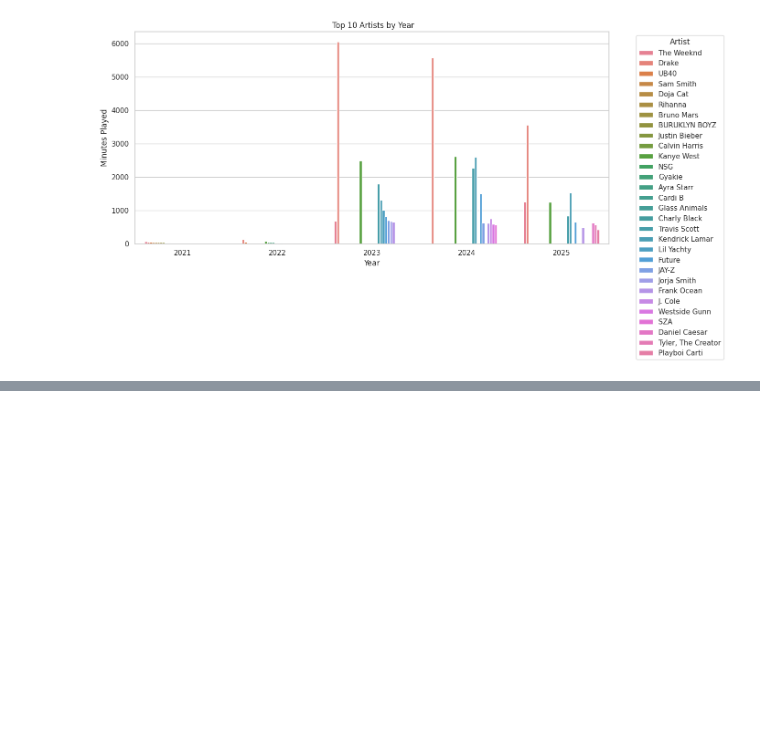
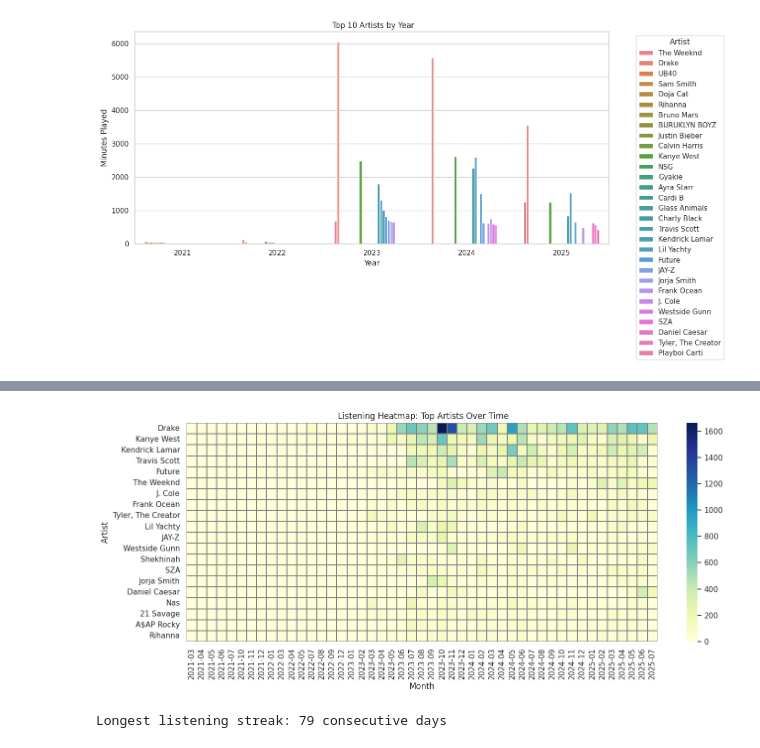
Before and after one commit to elvert19/spoti_stats, a Jupyter notebook: spotiy.ipynb, the cells around one changed output, grey strips where cells are left out. Cells and saved outputs as stored; diff of their text form; code cells hidden in the pictures; blank space fills up the shorter version.

```diff
--- a/spotiy.ipynb
+++ b/spotiy.ipynb
@@ -463,0 +524,42 @@ plt.show();
+# %%
+
+combined_df["month_year"] = combined_df["timestamp"].dt.to_period("M")
+
+monthly_artist_usage = combined_df.groupby(
+    ["master_metadata_album_artist_name", "month_year"]
+)["minutes_played"].sum().unstack(fill_value=0)
+
+
+top_artists = combined_df.groupby("master_metadata_album_artist_name")["minutes_played"].sum().sort_values(ascending=False).head(20).index
+heatmap_df = monthly_artist_usage.loc[top_artists]
+
+plt.figure(figsize=(14, 6))
+sns.heatmap(heatmap_df, cmap="YlGnBu", linewidths=0.3, linecolor='gray')
+plt.title(" Listening Heatmap: Top Artists Over Time")
+plt.xlabel("Month")
+plt.ylabel("Artist")
+plt.tight_layout()
+plt.show();
+# %% [output]
+[figure, added]
+# %%
+
+combined_df['date'] = pd.to_datetime(combined_df['date'])
+
+listening_days = pd.Series(combined_df['date'].unique())
+listening_days = listening_days.sort_values().reset_index(drop=True)
+
+
+max_streak = 1
+current_streak = 1
+
+for i in range(1, len(listening_days)):
+    if (listening_days[i] - listening_days[i - 1]).days == 1:
+        current_streak += 1
+        max_streak = max(max_streak, current_streak)
+    else:
+        current_streak = 1
+
+print(f"Longest listening streak: {max_streak} consecutive days")
+# %% [output]
+Longest listening streak: 79 consecutive days
```
Also changed, not shown: parts of 5 cells of this notebook.
